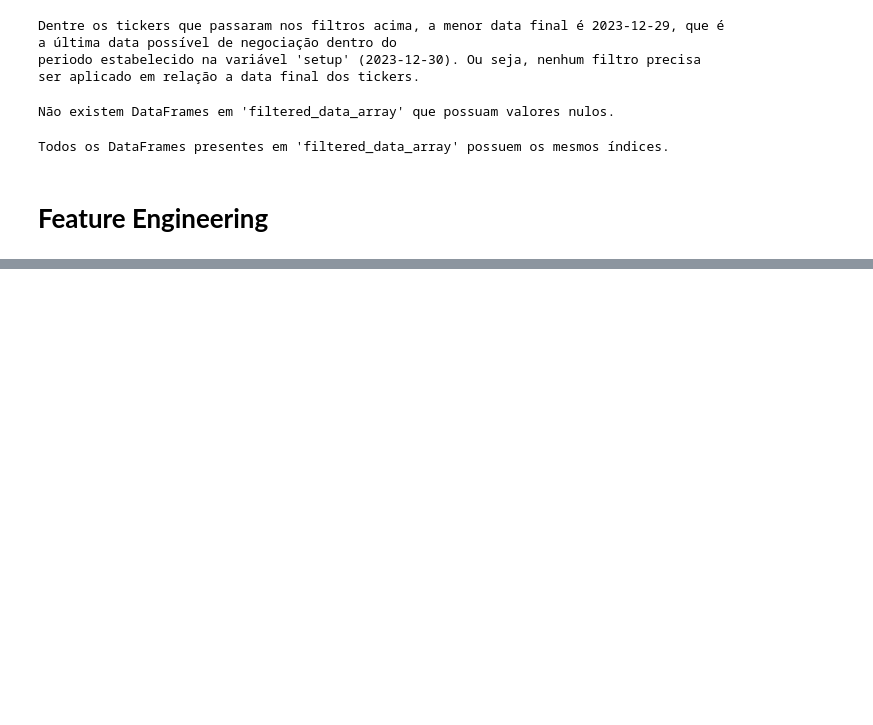
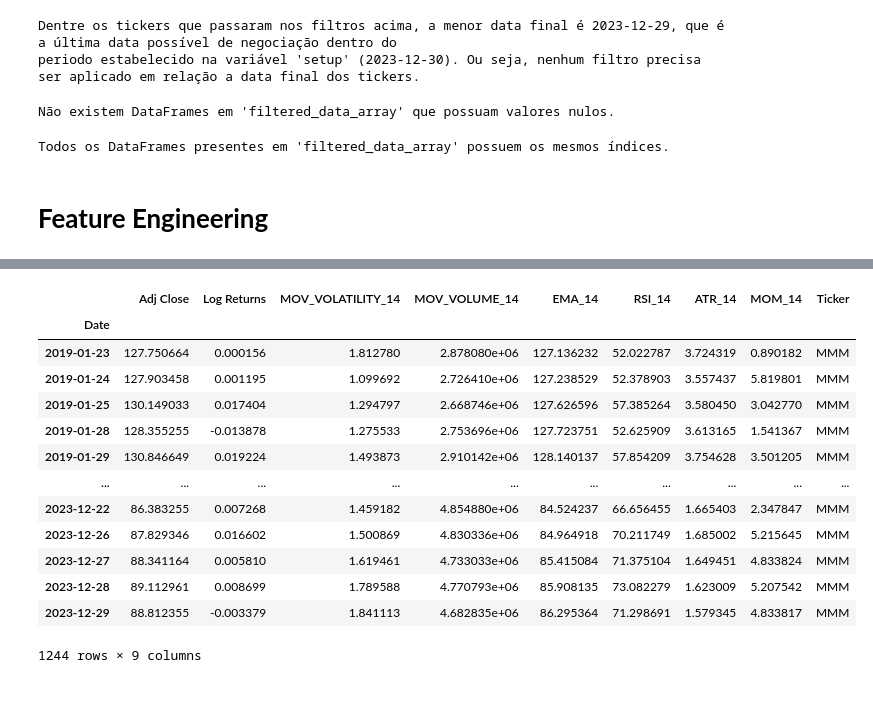
Before and after one commit to GB-Navarro/projeto_final_fin_quant_fea_dev, a Jupyter notebook: projeto_final_fin_quant.ipynb, the cells around one changed output, grey strips where cells are left out. Cells and saved outputs as stored; diff of their text form; code cells hidden in the pictures; blank space fills up the shorter version.

```diff
--- a/projeto_final_fin_quant.ipynb
+++ b/projeto_final_fin_quant.ipynb
@@ -240,0 +468,24 @@ Todos os DataFrames presentes em 'filtered_data_array' possuem os mesmos índice
+# %%
+for df in dfs:
+    # Remove todas as linhas com valores NaN de cada DataFrame na lista "dfs".
+    df.dropna(inplace=True)
+
+# Exibe o resultado obtido em um dos DataFrames presentes em "dfs"
+dfs[0]
+# %% [output]
+|  | Adj Close | Log Returns | MOV_VOLATILITY_14 | MOV_VOLUME_14 | EMA_14 | RSI_14 | ATR_14 | MOM_14 | Ticker |
+| Date |  |  |  |  |  |  |  |  |  |
+| 2019-01-23 | 127.750664 | 0.000156 | 1.812780 | 2.878080e+06 | 127.136232 | 52.022787 | 3.724319 | 0.890182 | MMM |
+| 2019-01-24 | 127.903458 | 0.001195 | 1.099692 | 2.726410e+06 | 127.238529 | 52.378903 | 3.557437 | 5.819801 | MMM |
+| 2019-01-25 | 130.149033 | 0.017404 | 1.294797 | 2.668746e+06 | 127.626596 | 57.385264 | 3.580450 | 3.042770 | MMM |
+| 2019-01-28 | 128.355255 | -0.013878 | 1.275533 | 2.753696e+06 | 127.723751 | 52.625909 | 3.613165 | 1.541367 | MMM |
+| 2019-01-29 | 130.846649 | 0.019224 | 1.493873 | 2.910142e+06 | 128.140137 | 57.854209 | 3.754628 | 3.501205 | MMM |
+| ... | ... | ... | ... | ... | ... | ... | ... | ... | ... |
+| 2023-12-22 | 86.383255 | 0.007268 | 1.459182 | 4.854880e+06 | 84.524237 | 66.656455 | 1.665403 | 2.347847 | MMM |
+| 2023-12-26 | 87.829346 | 0.016602 | 1.500869 | 4.830336e+06 | 84.964918 | 70.211749 | 1.685002 | 5.215645 | MMM |
+| 2023-12-27 | 88.341164 | 0.005810 | 1.619461 | 4.733033e+06 | 85.415084 | 71.375104 | 1.649451 | 4.833824 | MMM |
+| 2023-12-28 | 89.112961 | 0.008699 | 1.789588 | 4.770793e+06 | 85.908135 | 73.082279 | 1.623009 | 5.207542 | MMM |
+| 2023-12-29 | 88.812355 | -0.003379 | 1.841113 | 4.682835e+06 | 86.295364 | 71.298691 | 1.579345 | 4.833817 | MMM |
+1244 rows × 9 columns
+# %% [markdown]
+####
```
Also changed, not shown: parts of 18 cells of this notebook.
